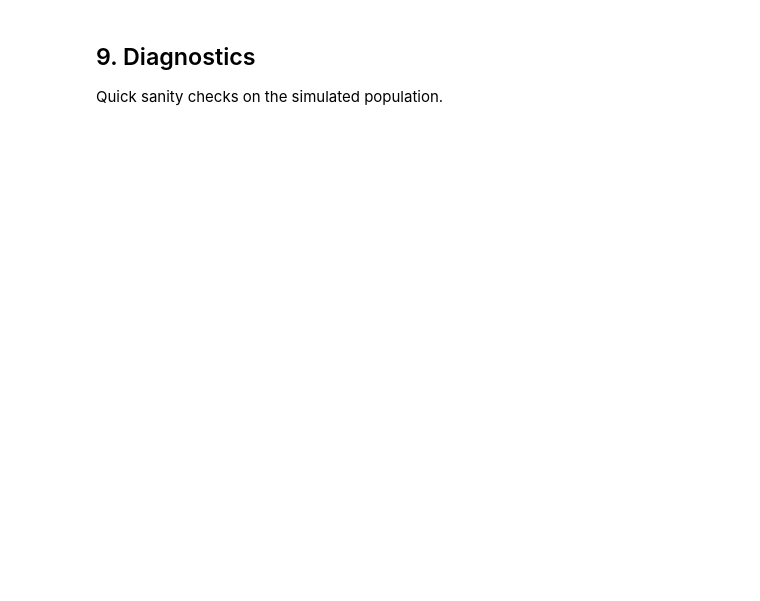
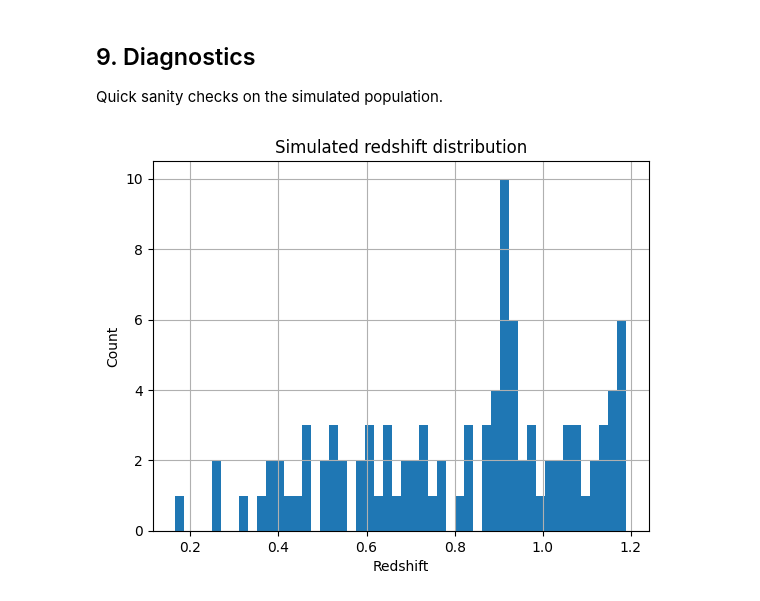
Before and after one commit to mi-dai/lightcurvelynx_sncollab, a Jupyter notebook: LSST_snia_sims.ipynb, the cells around one changed output. Saved outputs shown, nothing was run; the diff lists cells and outputs as text; code cells hidden in the pictures; blank space fills up the shorter version.

```diff
--- a/LSST_snia_sims.ipynb
+++ b/LSST_snia_sims.ipynb
@@ -106,4 +113,5 @@ nsntotal, _ = num_snia_per_redshift_bin(
     Omega_m=SIM_PARAMS["Omega_m"],
 )
 nsn = int(nsntotal[0] * survey_length)
+nsn = 100
 print(f"Expected SNe Ia = {nsn:,}")
@@ -171,6 +187,12 @@ x0_func = X0FromDistMod(
     node_label="x0_func",
 )
 
+# Extrapolation settings
+time_extrap_before = ZeroPadding()
+time_extrap_after = LinearDecayOnMag(decay_rate=0.02, mag_thres=30.)
+wave_extrap_before = ZeroPadding()
+wave_extrap_after = ZeroPadding()
+
 # Assemble the SALT3 source (no host galaxy)
 source = SncosmoWrapperModel(
     "salt3",
@@ -182,5 +204,7 @@ source = SncosmoWrapperModel(
     dec=radec.dec,
     redshift=z_func,
     node_label="source",
+    time_extrapolation=(time_extrap_before,time_extrap_after),
+    wave_extrapolation=(wave_extrap_before,wave_extrap_after),
 )
 print("Source model built successfully.")
@@ -197,7 +237,7 @@ param_cols = [
     "source.dec",
     "x0_func.distmod",
 ]
-obstable_save_cols = ["filter", "time", "skyBrightness", "seeingFwhmEff", "fiveSigmaDepth"]
+obstable_save_cols = ["zp"]
 
 results = simulate_lightcurves(
     model=source,
@@ -206,10 +246,9 @@ results = simulate_lightcurves(
     passbands=passbands,
     param_cols=param_cols,
     obstable_save_cols=obstable_save_cols,
-    rest_time_window_offset=(-20, 50),  # rest-frame phase window in days
     rng=RNG,
-    num_jobs=8,
-    batch_size=5000,
+    # num_jobs=8,
+    # batch_size=5000,
 )
 print(f"Simulated {len(results):,} SNe Ia")
 results.head()
@@ -218,9 +266,11 @@ results.head()
 
 Quick sanity checks on the simulated population.
 # %%
-# TODO: redshift distribution of simulated SNe
-# fig, ax = plt.subplots()
-# results["source.redshift"].hist(bins=50, ax=ax)
-# ax.set(xlabel="Redshift", ylabel="Count", title="Simulated redshift distribution")
-# plt.show()
+# redshift distribution of simulated SNe
+fig, ax = plt.subplots()
+results["source_redshift"].hist(bins=50, ax=ax)
+ax.set(xlabel="Redshift", ylabel="Count", title="Simulated redshift distribution")
+plt.show()
+# %% [output]
+[figure, added]
 # %%
```
Also changed, not shown: parts of 15 cells of this notebook.
